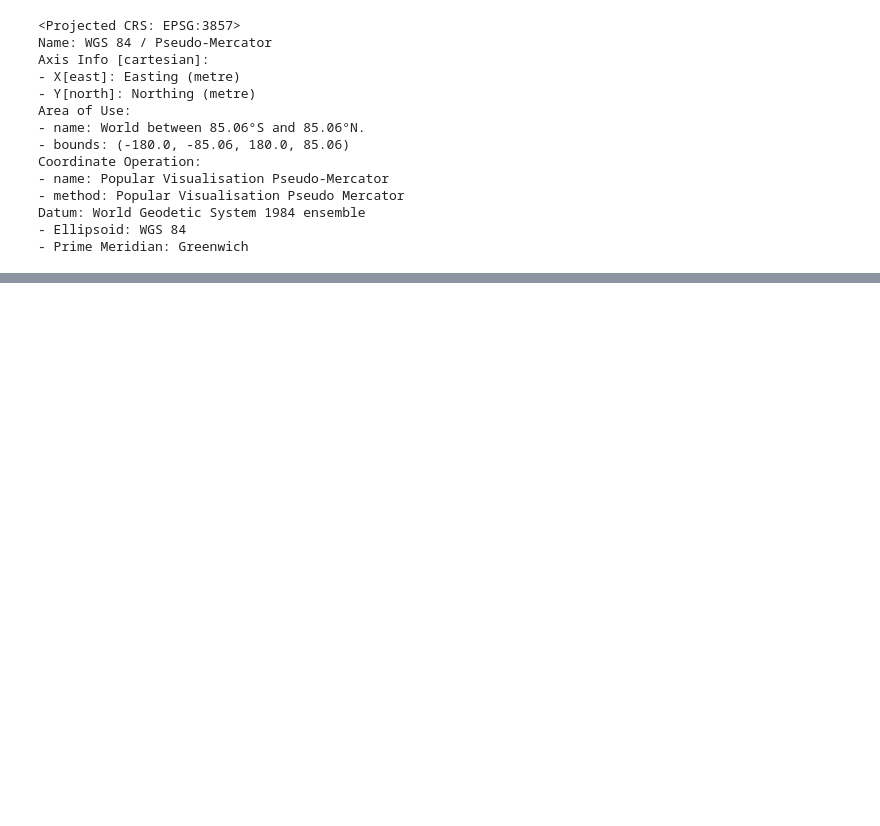
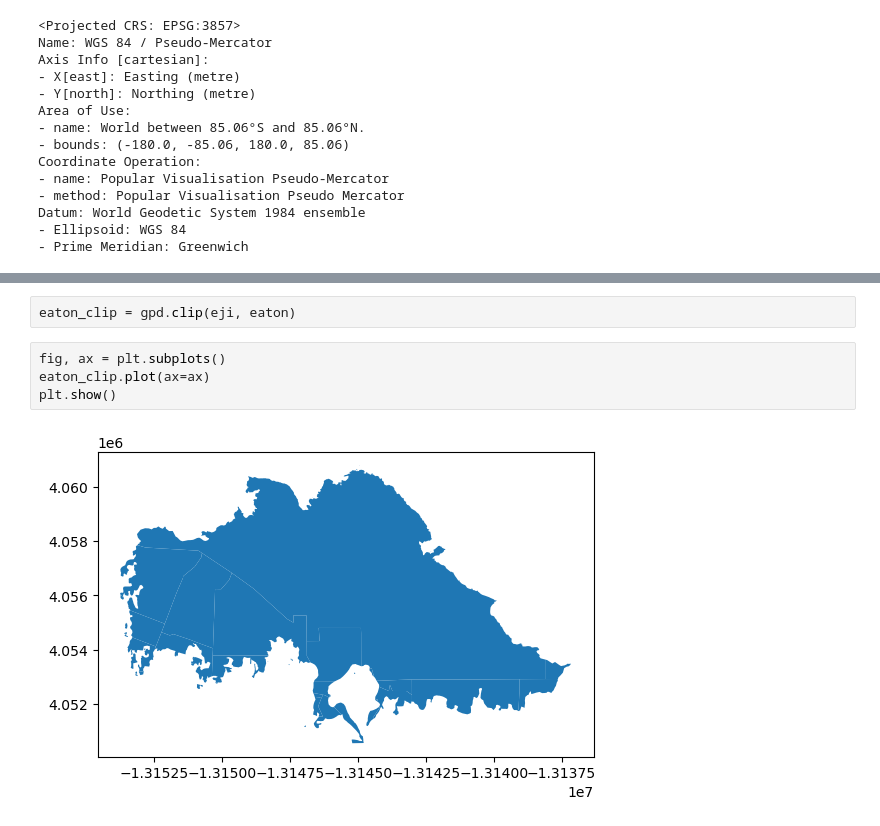
Before and after one commit to NatBonnet/eds220-2025-in-class, a Jupyter notebook: week8/week8-discussion-section.ipynb, the cells around one changed output, grey strips where cells are left out. Drawn from its saved outputs; the diff is of its cells as text; blank space fills up the shorter version.

```diff
--- a/week8/week8-discussion-section.ipynb
+++ b/week8/week8-discussion-section.ipynb
@@ -110,0 +129,8 @@ palisade_soc.plot(ax=ax)
+# %%
+eaton_clip = gpd.clip(eji, eaton)
+# %%
+fig, ax = plt.subplots()
+eaton_clip.plot(ax=ax)
+plt.show()
+# %% [output]
+[figure, added]
```
Also changed, not shown: parts of 11 cells of this notebook.
